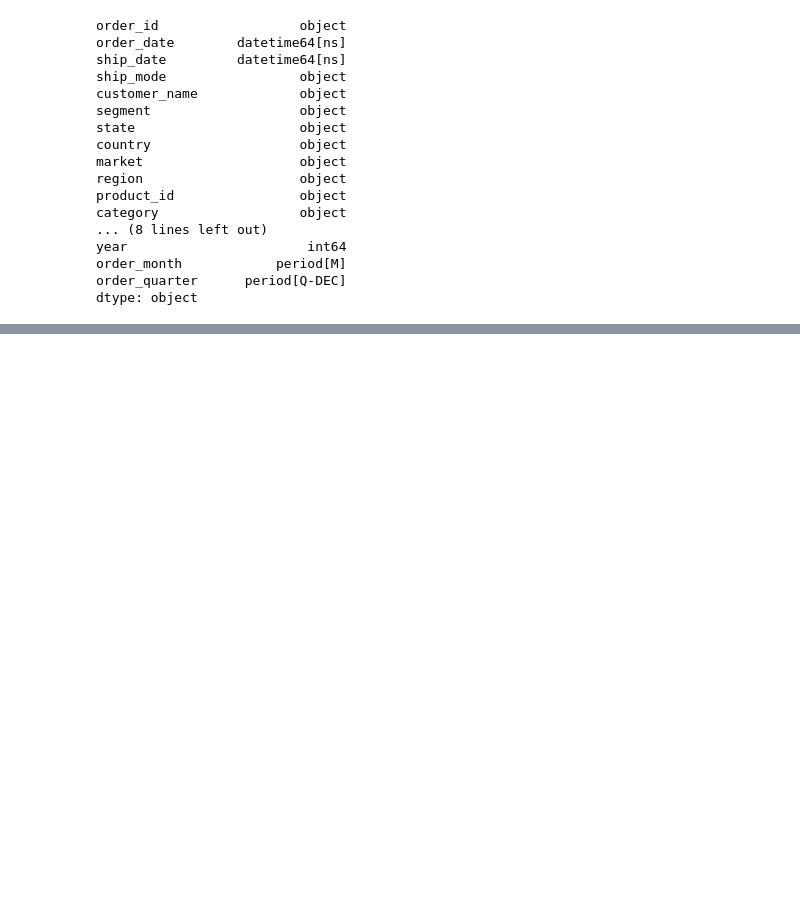
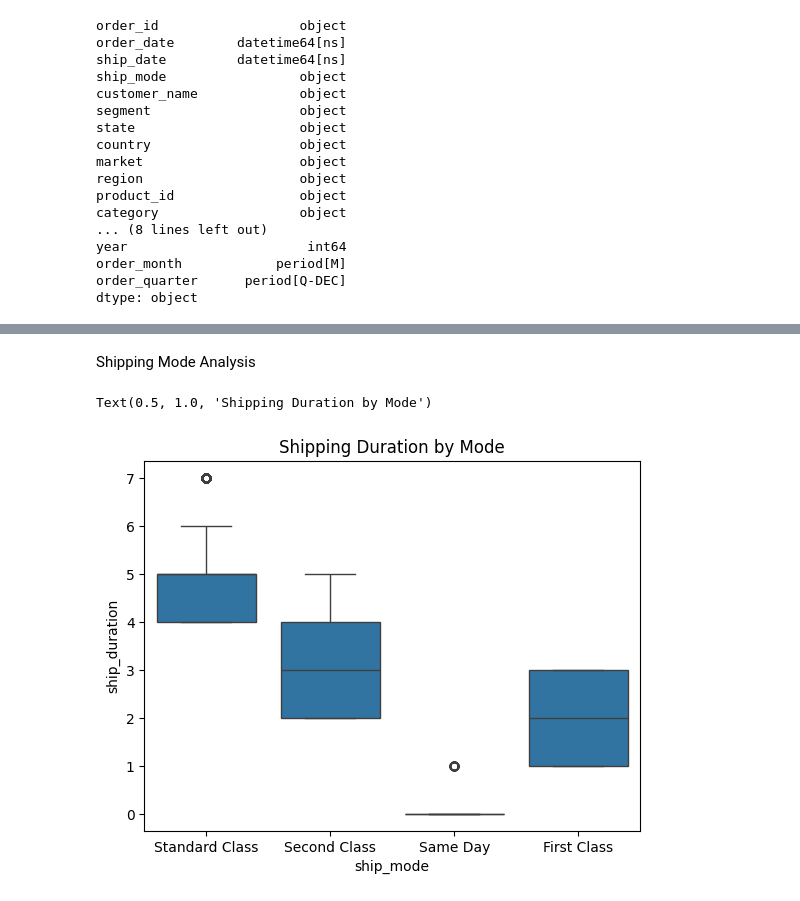
Before and after one commit to Mitrafa/superstore-streamlit-app, a Jupyter notebook: notebooks/exploratory_anaysis.ipynb, the cells around one changed output, grey strips where cells are left out. Drawn from its saved outputs; the diff is of its cells as text; code cells hidden in the pictures; blank space fills up the shorter version.

```diff
--- a/notebooks/exploratory_anaysis.ipynb
+++ b/notebooks/exploratory_anaysis.ipynb
@@ -168,0 +261,8 @@ dtype: object
+# %% [markdown]
+Shipping Mode Analysis
+# %%
+sns.boxplot(data=df, x='ship_mode', y='ship_duration')
+plt.title('Shipping Duration by Mode')
+# %% [output]
+Text(0.5, 1.0, 'Shipping Duration by Mode')
+[figure, added]
```
Also changed, not shown: parts of 11 cells of this notebook, 12 other files.
